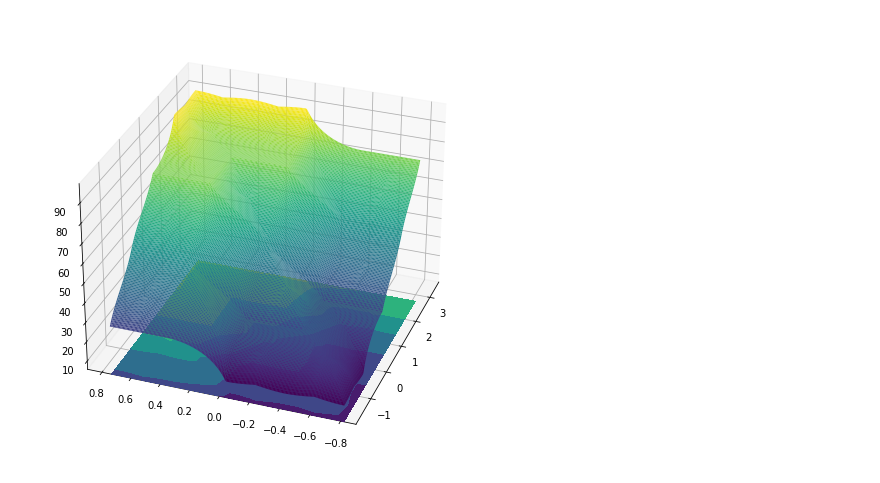
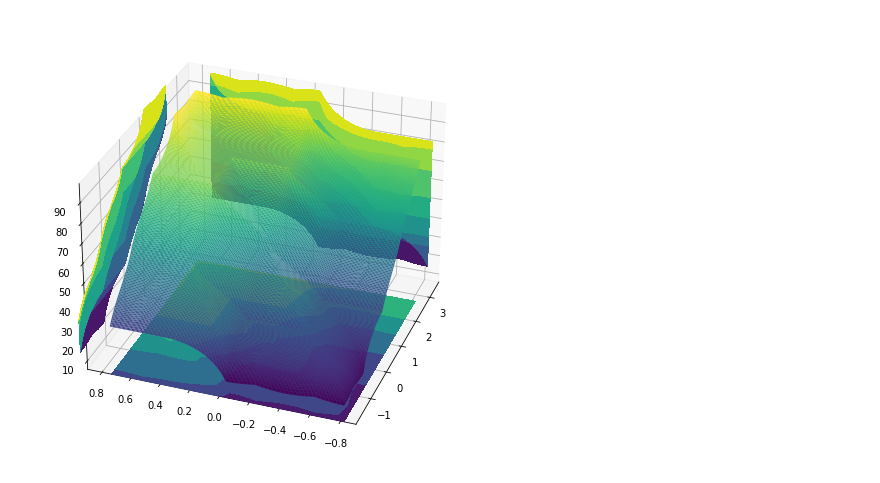
Before and after one commit to kiet1043/AI-homeworks, a Jupyter notebook: Conlacnguoc.ipynb, the cells around one changed output. Drawn from its saved outputs; the diff is of its cells as text; code cells hidden in the pictures.

```diff
--- a/Conlacnguoc.ipynb
+++ b/Conlacnguoc.ipynb
@@ -46,33 +46,33 @@ rule1 = ctrl.Rule(antecedent=((alpha['ZE']&da['-2']) | (alpha['N']&da['-1']) | (
                               (alpha['LN']&da['1']) | (alpha['LN']&da['2'])),consequent=force['N'],label='ruleN')
 
 rule2 = ctrl.Rule(antecedent=((alpha['P']&da['-2']) | (alpha['P']&da['-1']) | (alpha['ZE']&da['0']) | (alpha['N']&da['1']) | (alpha['N']&da['2'])),consequent=force['ZE'],label='ruleZE')
 
 rule3 = ctrl.Rule(antecedent=((alpha['LP']&da['-2']) | (alpha['LP']&da['-1']) | (alpha['P']&da['0']) | (alpha['ZE']&da['1']) |
                               (alpha['P']&da['1']) | (alpha['ZE']&da['2'])),consequent=force['P'],label='ruleP')
 
 rule4 = ctrl.Rule(antecedent=((alpha['LP']&da['0']) | (alpha['LP']&da['1']) | (alpha['LP']&da['2']) | (alpha['P']&da['2'])),consequent=force['LP'],label='ruleLP')
 
 system = ctrl.ControlSystem([rule0,rule1,rule2,rule3,rule4])                       # Gan luat
 force_sim = ctrl.ControlSystemSimulation(system,flush_after_run=180*180+1)   # Gan qua trinh dieu khien mo phong dua theo luat
 #Tao luoi ve do thi
 upsampled = np.linspace(-np.pi/2,np.pi,180)
 upsampled1 = np.linspace(-np.pi/4,np.pi/4,180)
 x, y = np.meshgrid(upsampled, upsampled1)
 z = np.zeros_like(x)
 #Ve gia tri cua truc
 for i in range(180):
   for j in range(180):
     force_sim.input['Alpha'] = x[i, j]
     force_sim.input['da/dt'] = y[i, j]
     force_sim.compute()
     z[i, j] = force_sim.output['F']
 
 fig = plt.figure(figsize = (8, 8))
 ax = fig.add_subplot(111,projection = '3d')
 suf = ax.plot_surface(x, y, z, rstride = 1, cstride = 1, cmap='viridis', linewidth = 0.4, antialiased = True)   #Ve be mat dieu khien
 cset = ax.contourf(x,y,z,zdir='z',offset=0,cmap='viridis',anpha=0.5)    #Hinh chieu cua be mat len mat phang z
-cset = ax.contourf(x,y,z,zdir='x',offset=80,cmap='viridis',anpha=0.5)   #Hinh chieu cua be mat len mat phang x
-cset = ax.contourf(x,y,z,zdir='y',offset=50,cmap='viridis',anpha=0.5)   #Hinh chieu cua be mat len mat phang y
+cset = ax.contourf(x,y,z,zdir='x',offset=4,cmap='viridis',anpha=0.5)   #Hinh chieu cua be mat len mat phang x
+cset = ax.contourf(x,y,z,zdir='y',offset=1,cmap='viridis',anpha=0.5)   #Hinh chieu cua be mat len mat phang y
 ax.view_init(30,200)
 # %% [output]
-[figure, old version]
+[figure, new version]
```
Also changed, not shown: parts of 1 cell of this notebook.
